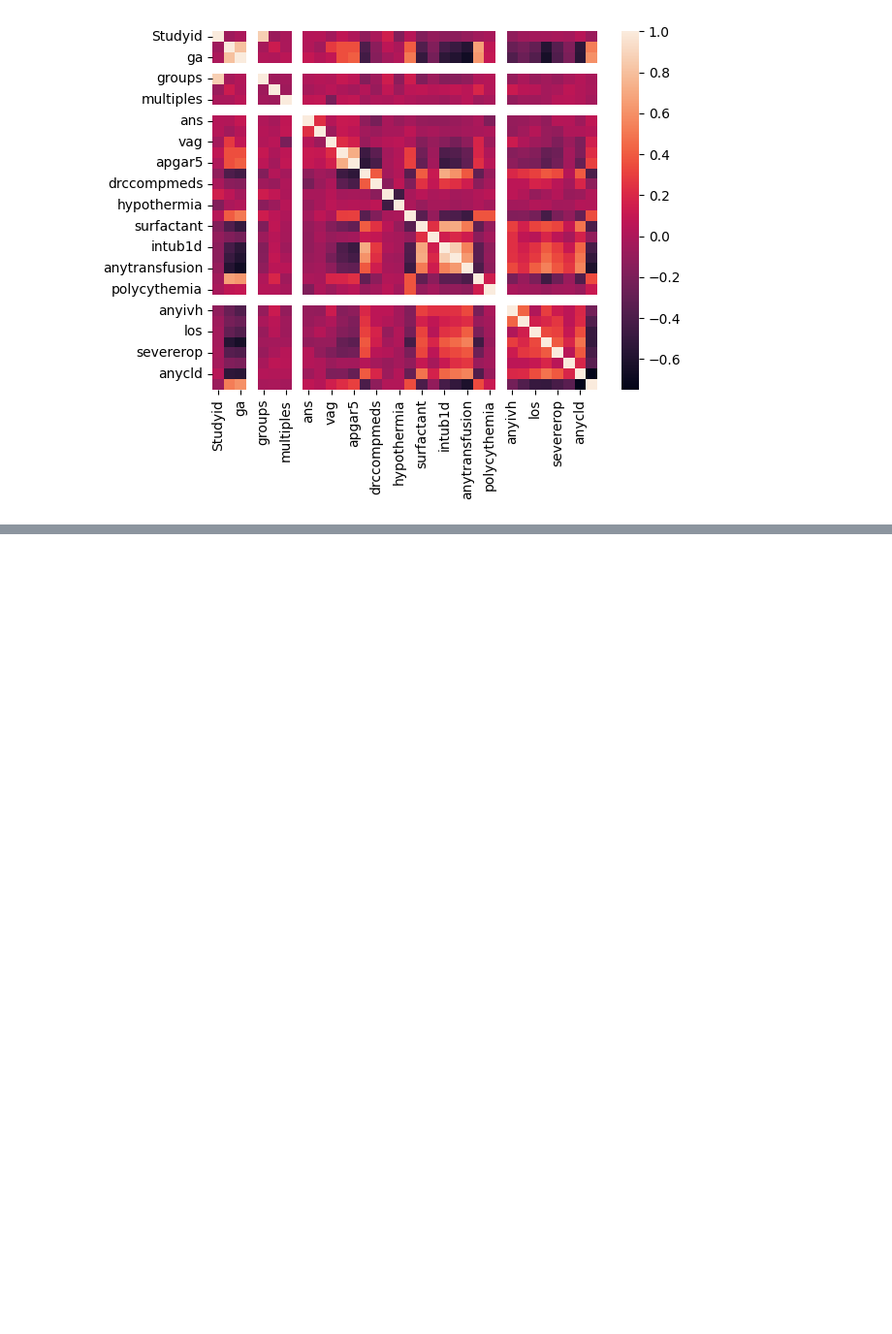
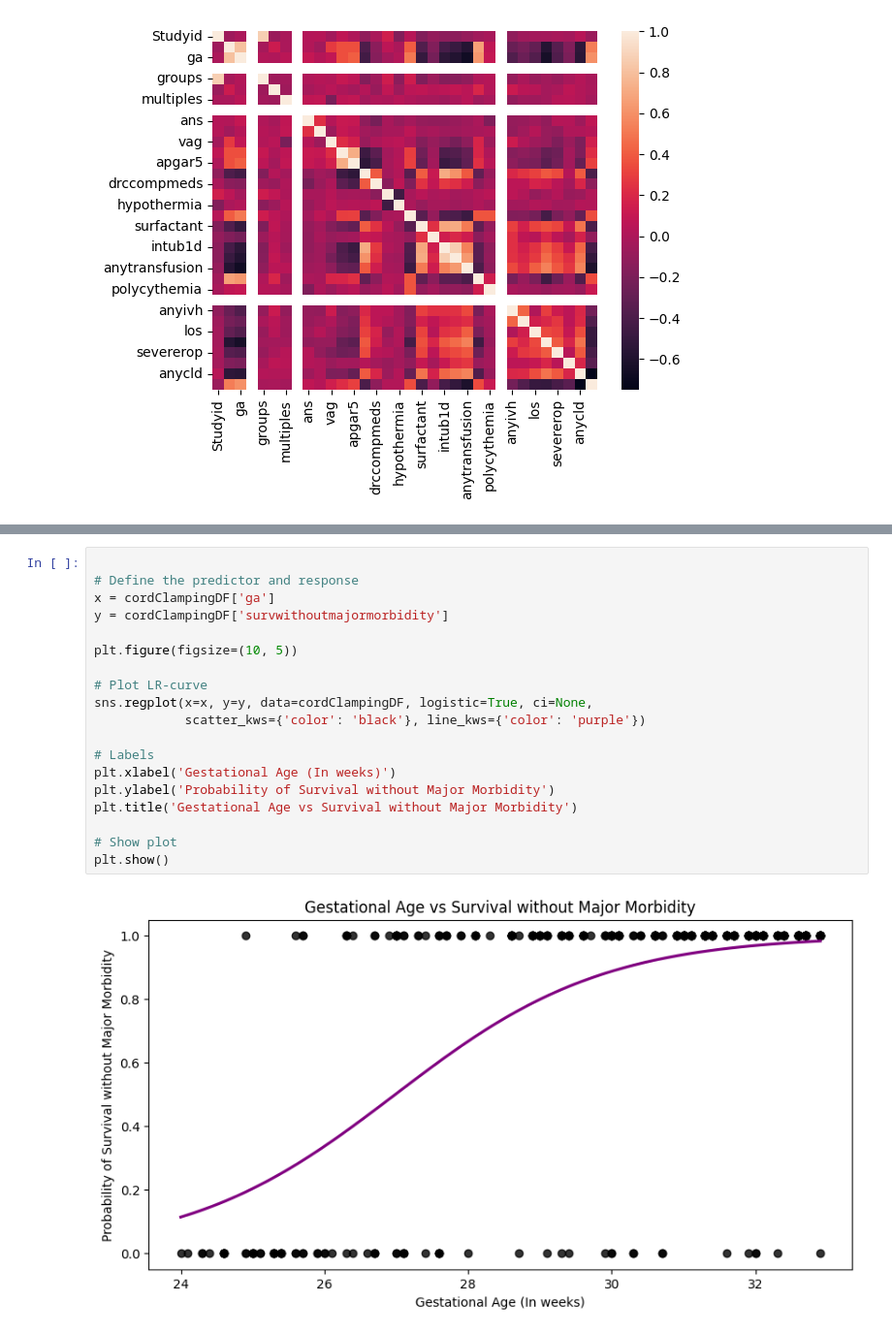
Before and after one commit to Joshua-Moe/Project_04-CordClamping, a Jupyter notebook: Project04_LogisticRegression.ipynb, the cells around one changed output, grey strips where cells are left out. Shown at 97% size. Cells and saved outputs as stored; diff of their text form; blank space fills up the shorter version.

```diff
--- a/Project04_LogisticRegression.ipynb
+++ b/Project04_LogisticRegression.ipynb
@@ -140,0 +161,21 @@ ax = sns.heatmap(cordClampingDF.corr())
+# %%
+
+# Define the predictor and response
+x = cordClampingDF['ga']
+y = cordClampingDF['survwithoutmajormorbidity']
+
+plt.figure(figsize=(10, 5))
+
+# Plot LR-curve
+sns.regplot(x=x, y=y, data=cordClampingDF, logistic=True, ci=None,
+            scatter_kws={'color': 'black'}, line_kws={'color': 'purple'})
+
+# Labels
+plt.xlabel('Gestational Age (In weeks)')
+plt.ylabel('Probability of Survival without Major Morbidity')
+plt.title('Gestational Age vs Survival without Major Morbidity')
+
+# Show plot
+plt.show()
+# %% [output]
+[figure, added]
```
Also changed, not shown: parts of 1 cell of this notebook.
